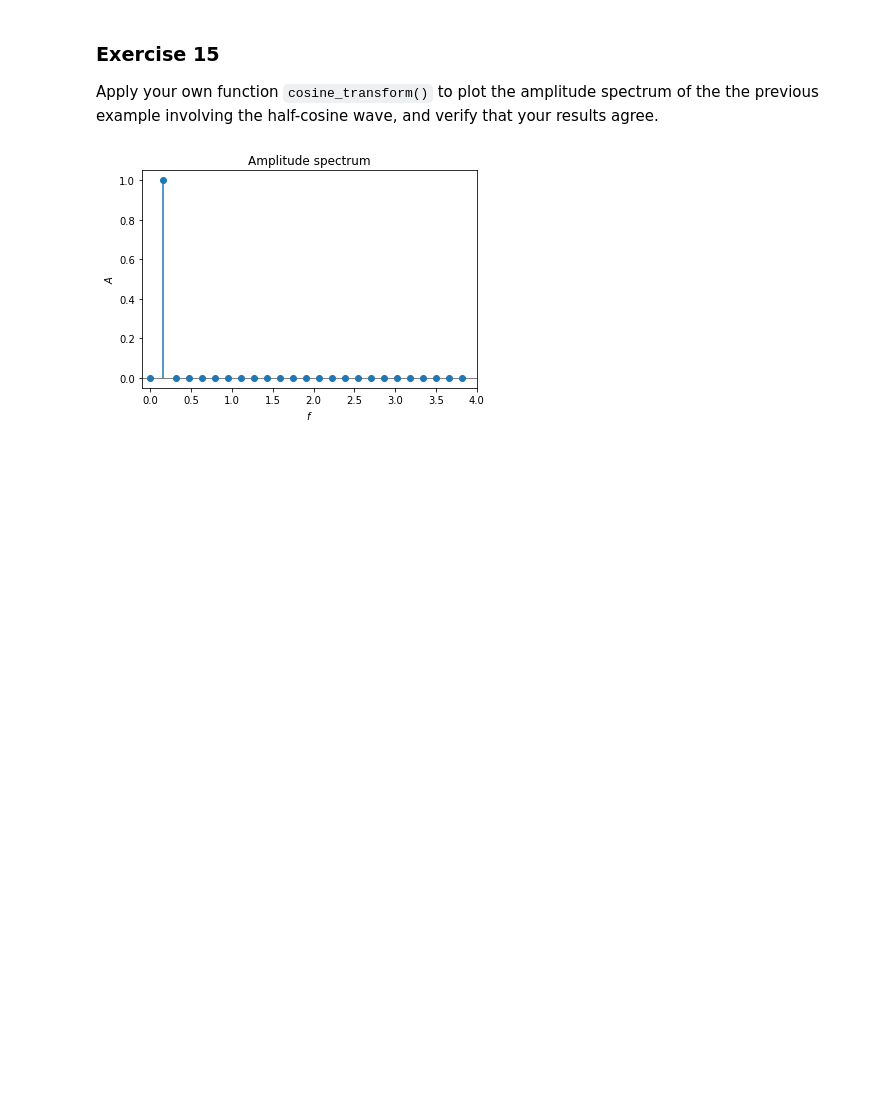
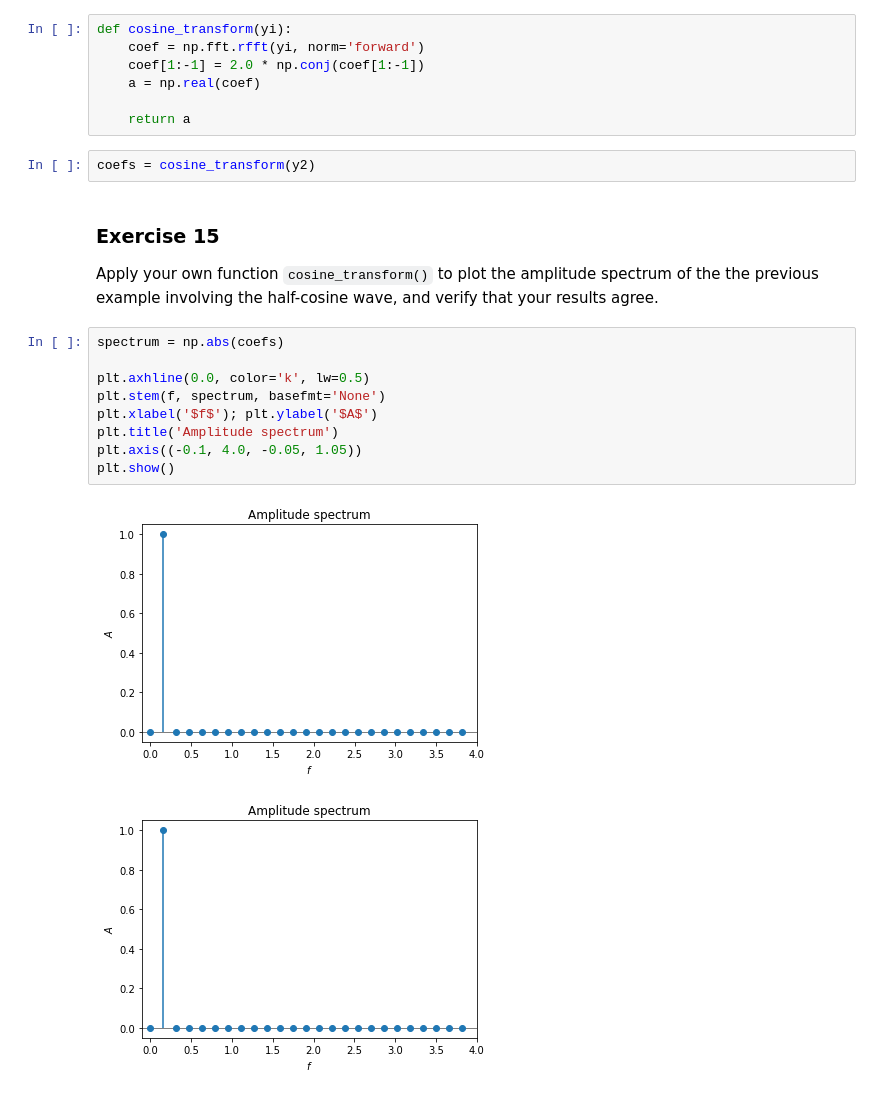
Before and after one commit to ddlatumalea/signal_analysis, a Jupyter notebook: DS1 SignAnal - Lesson 4 (v2021).ipynb, the cells around one changed output. Saved outputs shown, nothing was run; the diff lists cells and outputs as text; blank space fills up the shorter version.

````diff
--- a/DS1 SignAnal - Lesson 4 (v2021).ipynb
+++ b/DS1 SignAnal - Lesson 4 (v2021).ipynb
@@ -1577,10 +1755,30 @@ def cosine_transform(yi):
     pass   # ADD YOUR OWN CODE HERE
     return a
 ```
+# %%
+def cosine_transform(yi):
+    coef = np.fft.rfft(yi, norm='forward')
+    coef[1:-1] = 2.0 * np.conj(coef[1:-1])
+    a = np.real(coef)
+
+    return a
+# %%
+coefs = cosine_transform(y2)
 # %% [markdown]
 ### Exercise 15
 
 Apply your own function `cosine_transform()` to plot the amplitude spectrum of the the previous example involving the half-cosine wave, and verify that your results agree.
+# %%
+spectrum = np.abs(coefs)
+
+plt.axhline(0.0, color='k', lw=0.5)
+plt.stem(f, spectrum, basefmt='None')
+plt.xlabel('$f$'); plt.ylabel('$A$')
+plt.title('Amplitude spectrum')
+plt.axis((-0.1, 4.0, -0.05, 1.05))
+plt.show()
+# %% [output]
+[figure, added]
 # %%
 # %% [output]
 [figure]
````
Also changed, not shown: parts of 25 cells of this notebook, 5 other files.
